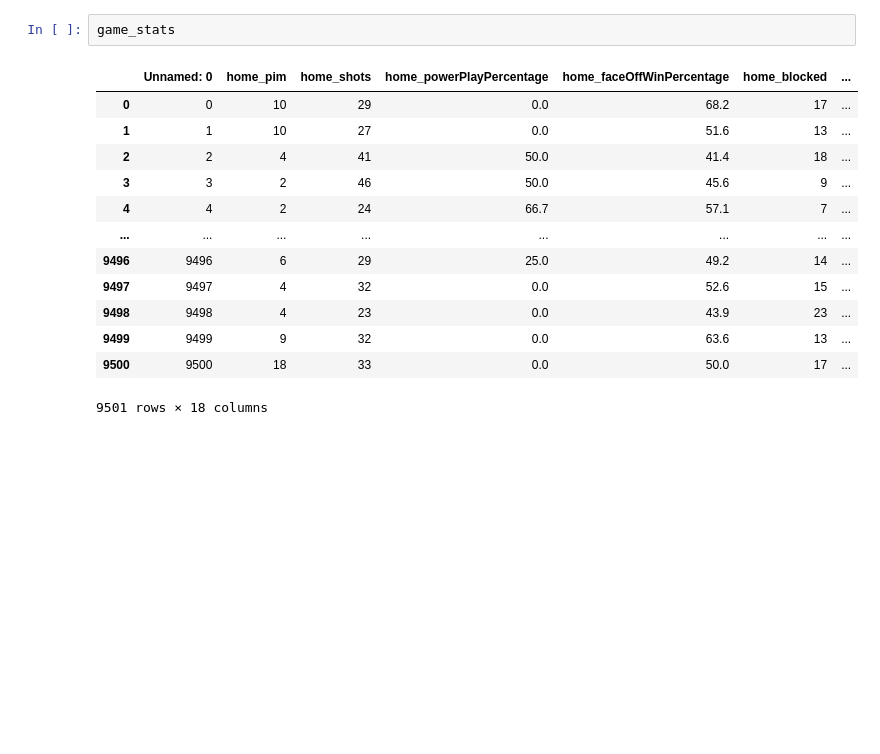
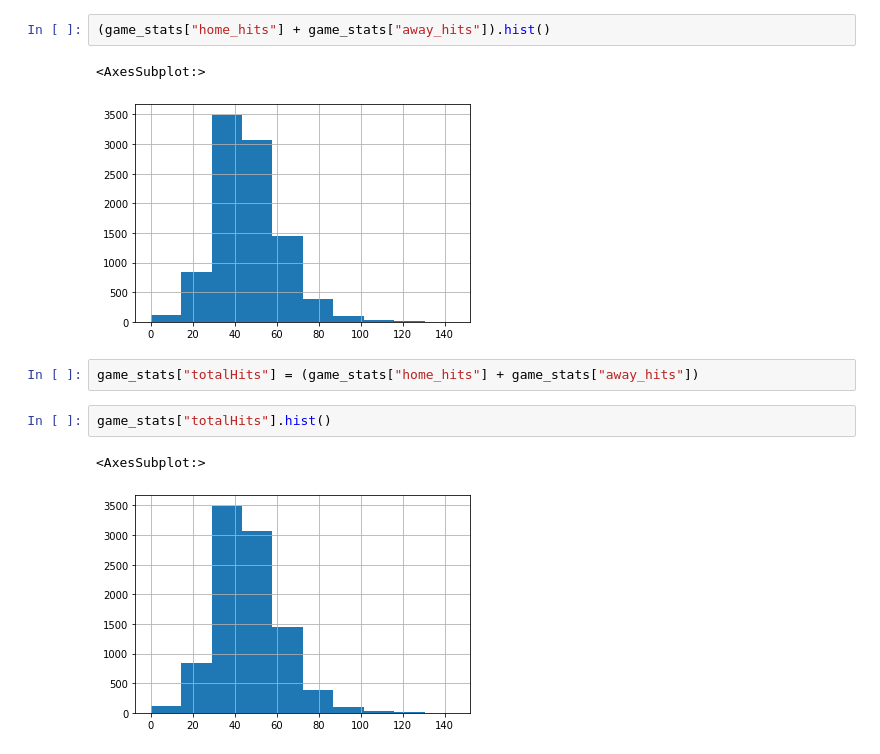
Before and after one commit to oscj/nhl-fts-prediction, a Jupyter notebook: expl/game_stats_explr.ipynb, the cells around one changed output. Saved outputs shown, nothing was run; the diff lists cells and outputs as text; blank space fills up the shorter version.

```diff
--- a/expl/game_stats_explr.ipynb
+++ b/expl/game_stats_explr.ipynb
@@ -17,16 +44,12 @@ del game_stats["away_powerPlayOpportunities"]
+# %%
+(game_stats["home_hits"] + game_stats["away_hits"]).hist()
+# %% [output]
+<AxesSubplot:>
+[figure, added]
+# %%
+game_stats["totalHits"] = (game_stats["home_hits"] + game_stats["away_hits"])
 # %%
-game_stats
+game_stats["totalHits"].hist()
 # %% [output]
-|  | Unnamed: 0 | home_pim | home_shots | home_powerPlayPercentage | home_faceOffWinPercentage | home_blocked | ... |
-| 0 | 0 | 10 | 29 | 0.0 | 68.2 | 17 | ... |
-| 1 | 1 | 10 | 27 | 0.0 | 51.6 | 13 | ... |
-| 2 | 2 | 4 | 41 | 50.0 | 41.4 | 18 | ... |
-| 3 | 3 | 2 | 46 | 50.0 | 45.6 | 9 | ... |
-| 4 | 4 | 2 | 24 | 66.7 | 57.1 | 7 | ... |
-| ... | ... | ... | ... | ... | ... | ... | ... |
-| 9496 | 9496 | 6 | 29 | 25.0 | 49.2 | 14 | ... |
-| 9497 | 9497 | 4 | 32 | 0.0 | 52.6 | 15 | ... |
-| 9498 | 9498 | 4 | 23 | 0.0 | 43.9 | 23 | ... |
-| 9499 | 9499 | 9 | 32 | 0.0 | 63.6 | 13 | ... |
-| 9500 | 9500 | 18 | 33 | 0.0 | 50.0 | 17 | ... |
-9501 rows × 18 columns
+<AxesSubplot:>
+[figure, added]
```
Also changed, not shown: parts of 13 cells of this notebook, 3 other files.
